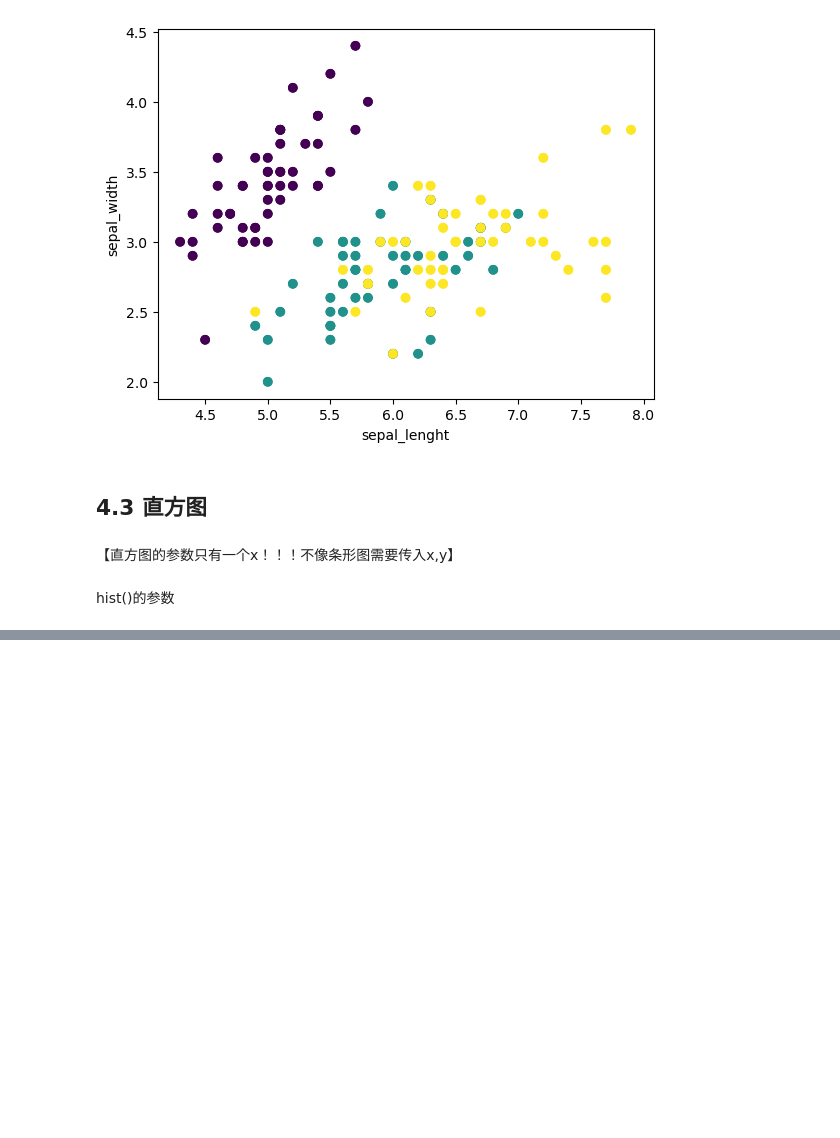
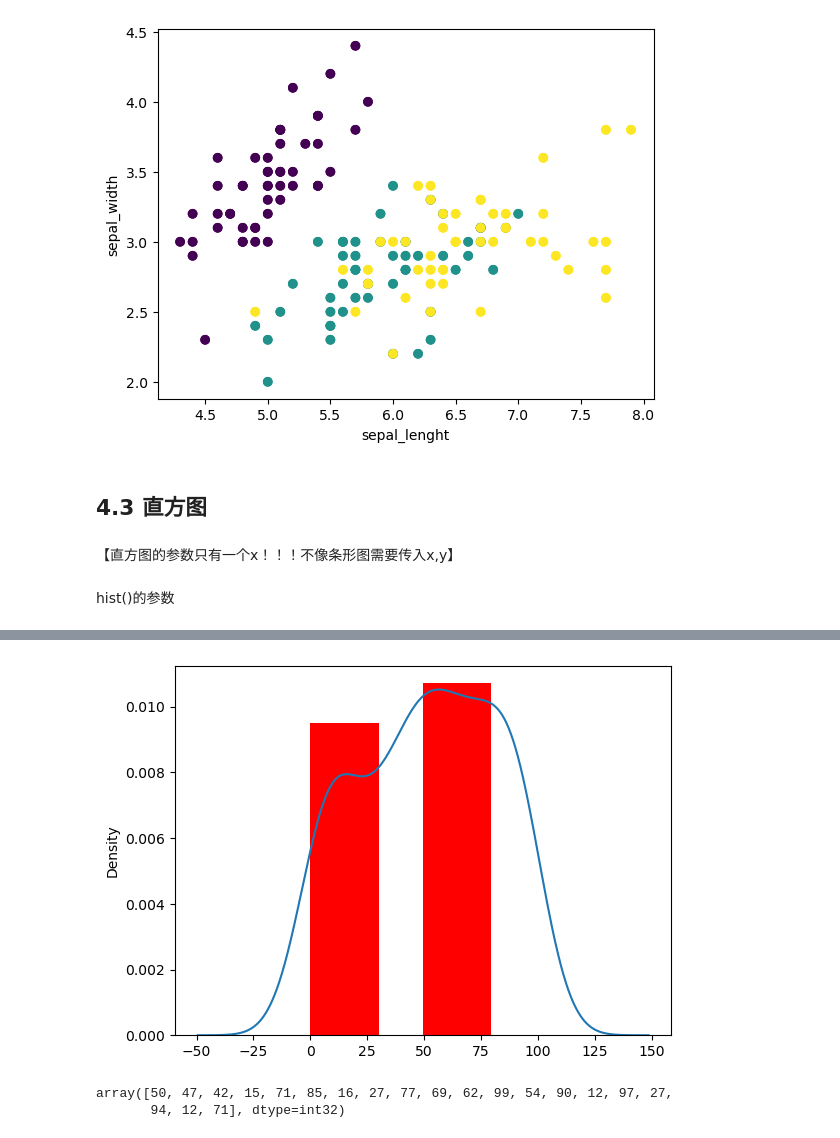
Before and after one commit to Leecoin49/StudyNote, a Jupyter notebook: LLM/AILLM_Luffy/1.Python/第21章Matplotlib/1.Matplotlib绘图.ipynb, the cells around one changed output, grey strips where cells are left out. Drawn from its saved outputs; the diff is of its cells as text; code cells hidden in the pictures; blank space fills up the shorter version.

```diff
--- a/LLM/AILLM_Luffy/1.Python/第21章Matplotlib/1.Matplotlib绘图.ipynb
+++ b/LLM/AILLM_Luffy/1.Python/第21章Matplotlib/1.Matplotlib绘图.ipynb
@@ -966,0 +992,16 @@ hist()的参数
+# %%
+# bins 整数 n 表达要把统计数据离散化，进行n等分的划分
+#划分的区间是根据绘制的绘图来进行计算的 min max 分成n等份
+plt.hist(score, bins=2, width=30, color='red', orientation='vertical', density=True)
+
+# 密度图像 0-1
+pd.Series(score).plot(kind='kde')
+plt.show()
+# %% [output]
+[figure, added]
+# %%
+score = np. random. randint(0,100, size=20)
+score
+# %% [output]
+array([50, 47, 42, 15, 71, 85, 16, 27, 77, 69, 62, 99, 54, 90, 12, 97, 27,
+       94, 12, 71], dtype=int32)
```
Also changed, not shown: parts of 37 cells of this notebook.
